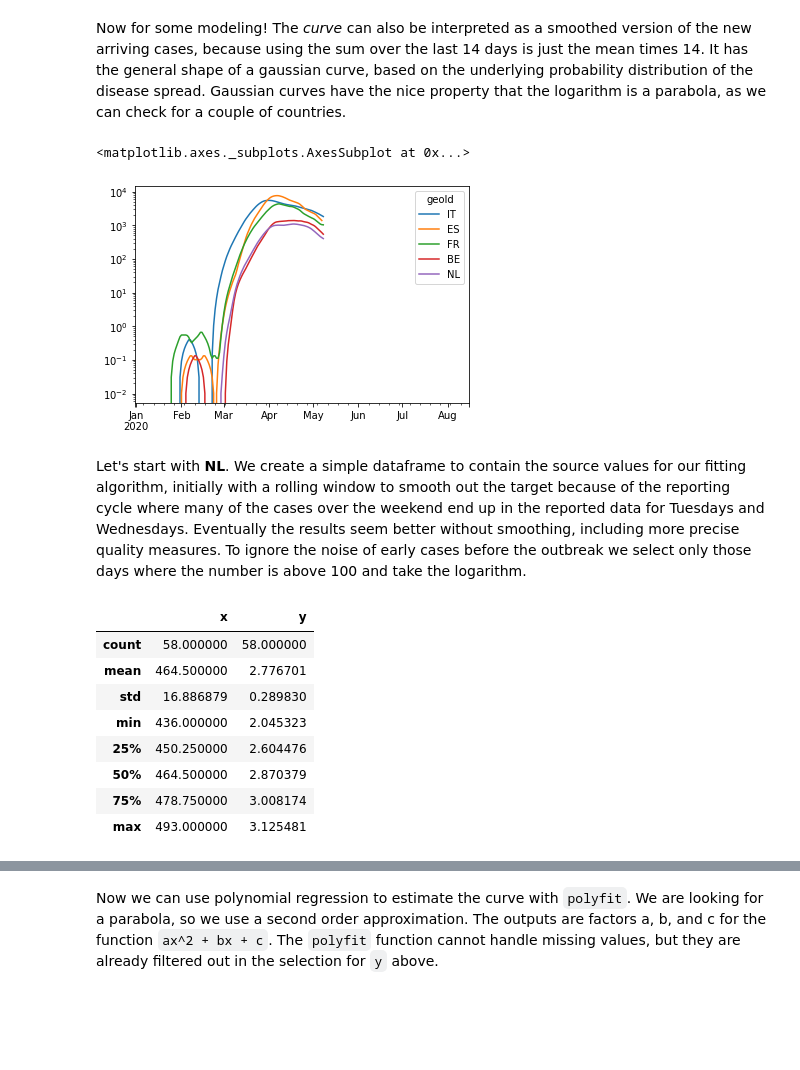
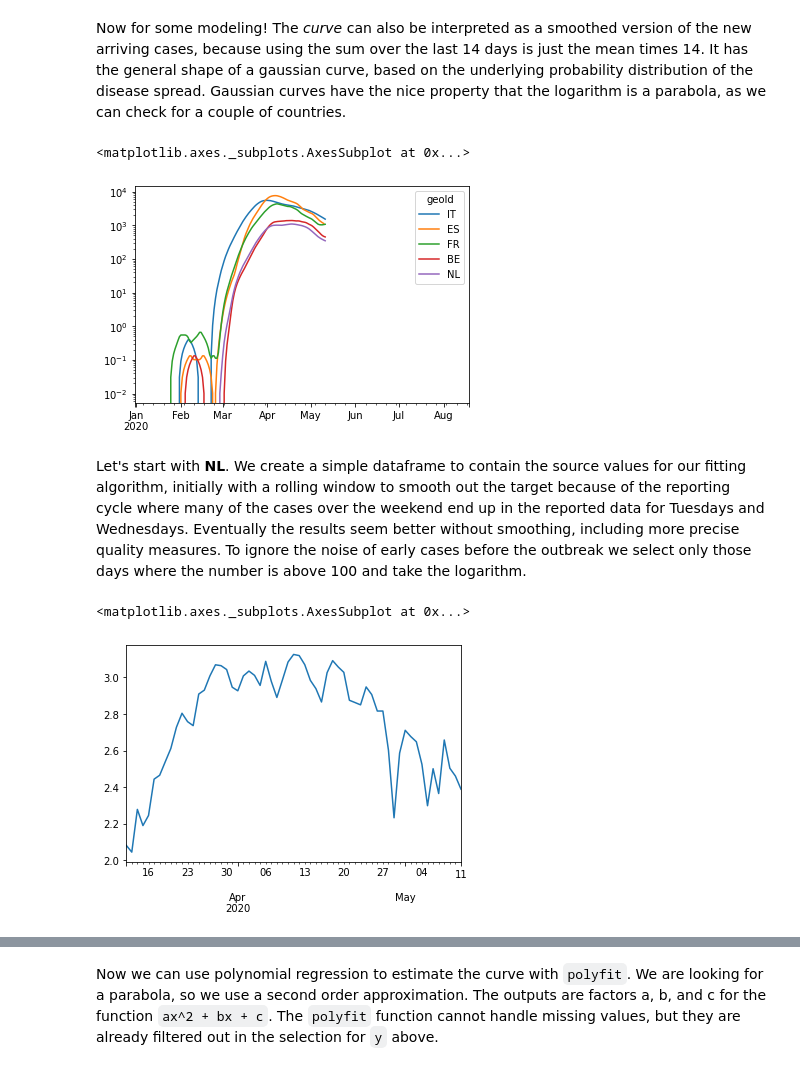
Before and after one commit to R3dje/COVID19, a Jupyter notebook: Modelpivot.ipynb, the cells around one changed output, grey strips where cells are left out. Drawn from its saved outputs; the diff is of its cells as text; code cells hidden in the pictures; blank space fills up the shorter version.

```diff
--- a/Modelpivot.ipynb
+++ b/Modelpivot.ipynb
@@ -118,10 +123,10 @@ Name: daynum, dtype: float64
 # %% [markdown]
 Now for some modeling! The _curve_ can also be interpreted as a smoothed version of the new arriving cases, because using the sum over the last 14 days is just the mean times 14. It has the general shape of a gaussian curve, based on the underlying probability distribution of the disease spread. Gaussian curves have the nice property that the logarithm is a parabola, as we can check for a couple of countries.
 # %%
-(df_geo['cases'][['IT', 'ES', 'FR', 'BE', 'NL']].rolling(14, win_type='triang').mean()).plot(logy=True)
+df_geo['cases'][['IT', 'ES', 'FR', 'BE', 'NL']].rolling(14, win_type='triang').mean().plot(logy=True)
 # %% [output]
 <matplotlib.axes._subplots.AxesSubplot at 0x...>
-[figure, old version]
+[figure, new version]
 # %% [markdown]
 Let's start with __NL__. We create a simple dataframe to contain the source values for our fitting algorithm, initially with a rolling window to smooth out the target because of the reporting cycle where many of the cases over the weekend end up in the reported data for Tuesdays and Wednesdays. Eventually the results seem better without smoothing, including more precise quality measures. To ignore the noise of early cases before the outbreak we select only those days where the number is above 100 and take the logarithm.
 # %%
@@ -130,16 +135,9 @@ measure  = 'cases'
 pmeasure = 'pcases'
 
 df_pred = pd.DataFrame({'x':df_geo['daynum'], 'y':df_geo[measure][country]})
-df_pred = df_pred[df_pred['y'] >= 100]
+df_pred = df_pred[df_pred['y'] > 100]
 df_pred['y'] = np.log10(df_pred['y'])
-df_pred.describe()
+df_pred['y'].plot()
 # %% [output]
-|  | x | y |
-| count | 58.000000 | 58.000000 |
-| mean | 464.500000 | 2.776701 |
-| std | 16.886879 | 0.289830 |
-| min | 436.000000 | 2.045323 |
-| 25% | 450.250000 | 2.604476 |
-| 50% | 464.500000 | 2.870379 |
-| 75% | 478.750000 | 3.008174 |
-| max | 493.000000 | 3.125481 |
+<matplotlib.axes._subplots.AxesSubplot at 0x...>
+[figure, added]
```
Also changed, not shown: parts of 14 cells of this notebook, 3 other files.
